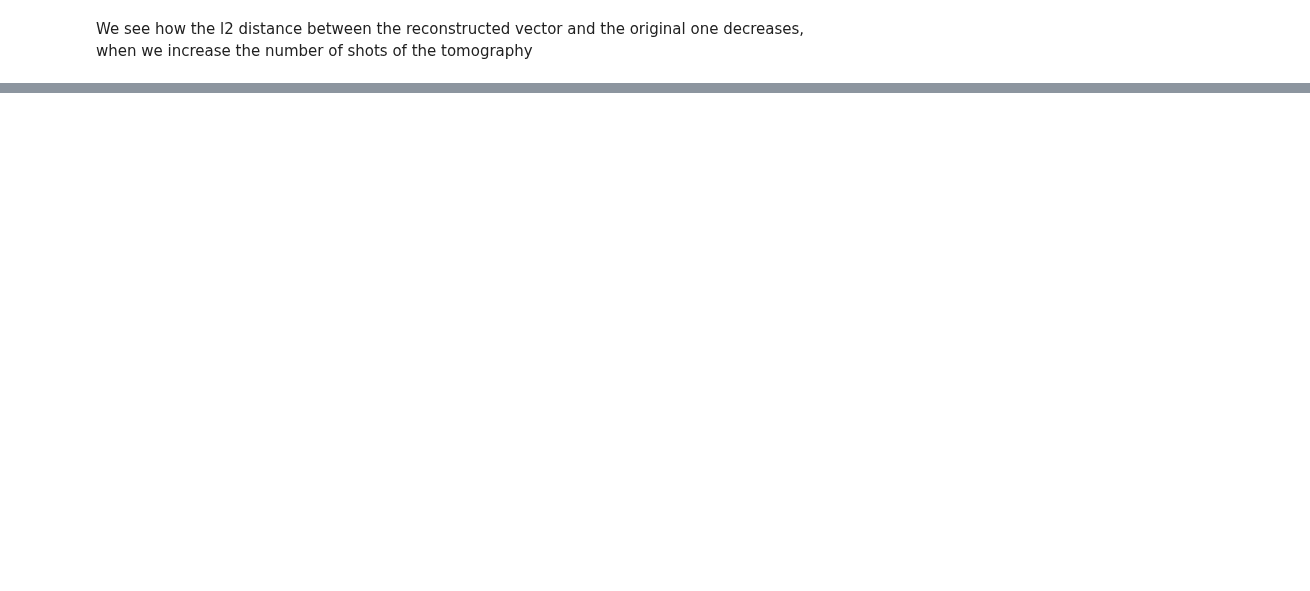
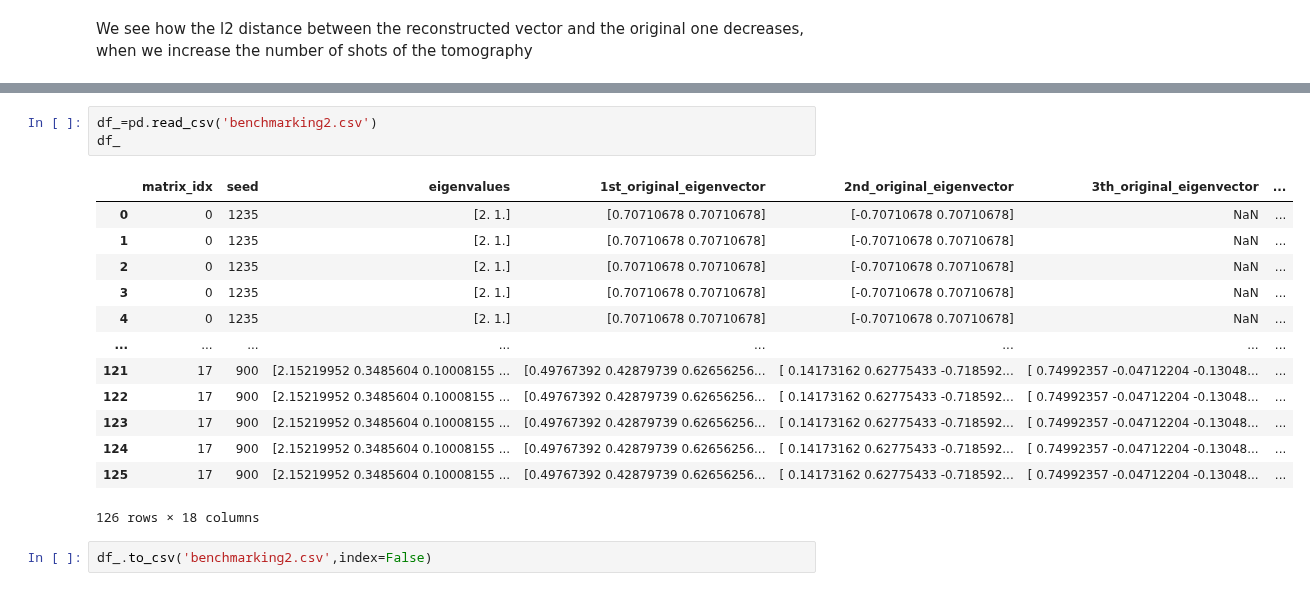
Before and after one commit to PolnareffPark/QuPCA, a Jupyter notebook: Benchmark.ipynb, the cells around one changed output, grey strips where cells are left out. Cells and saved outputs as stored; diff of their text form; blank space fills up the shorter version.

```diff
--- a/Benchmark.ipynb
+++ b/Benchmark.ipynb
@@ -80 +175,20 @@ for s in shots_numbers:
+# %%
+df_=pd.read_csv('benchmarking2.csv')
+df_
+# %% [output]
+|  | matrix_idx | seed | eigenvalues | 1st_original_eigenvector | 2nd_original_eigenvector | 3th_original_eigenvector | ... |
+| 0 | 0 | 1235 | [2. 1.] | [0.70710678 0.70710678] | [-0.70710678 0.70710678] | NaN | ... |
+| 1 | 0 | 1235 | [2. 1.] | [0.70710678 0.70710678] | [-0.70710678 0.70710678] | NaN | ... |
+| 2 | 0 | 1235 | [2. 1.] | [0.70710678 0.70710678] | [-0.70710678 0.70710678] | NaN | ... |
+| 3 | 0 | 1235 | [2. 1.] | [0.70710678 0.70710678] | [-0.70710678 0.70710678] | NaN | ... |
+| 4 | 0 | 1235 | [2. 1.] | [0.70710678 0.70710678] | [-0.70710678 0.70710678] | NaN | ... |
+| ... | ... | ... | ... | ... | ... | ... | ... |
+| 121 | 17 | 900 | [2.15219952 0.3485604 0.10008155 ... | [0.49767392 0.42879739 0.62656256... | [ 0.14173162 0.62775433 -0.718592... | [ 0.74992357 -0.04712204 -0.13048... | ... |
+| 122 | 17 | 900 | [2.15219952 0.3485604 0.10008155 ... | [0.49767392 0.42879739 0.62656256... | [ 0.14173162 0.62775433 -0.718592... | [ 0.74992357 -0.04712204 -0.13048... | ... |
+| 123 | 17 | 900 | [2.15219952 0.3485604 0.10008155 ... | [0.49767392 0.42879739 0.62656256... | [ 0.14173162 0.62775433 -0.718592... | [ 0.74992357 -0.04712204 -0.13048... | ... |
+| 124 | 17 | 900 | [2.15219952 0.3485604 0.10008155 ... | [0.49767392 0.42879739 0.62656256... | [ 0.14173162 0.62775433 -0.718592... | [ 0.74992357 -0.04712204 -0.13048... | ... |
+| 125 | 17 | 900 | [2.15219952 0.3485604 0.10008155 ... | [0.49767392 0.42879739 0.62656256... | [ 0.14173162 0.62775433 -0.718592... | [ 0.74992357 -0.04712204 -0.13048... | ... |
+126 rows × 18 columns
+# %%
+df_.to_csv('benchmarking2.csv',index=False)
 # %%
```
Also changed, not shown: parts of 29 cells of this notebook.
